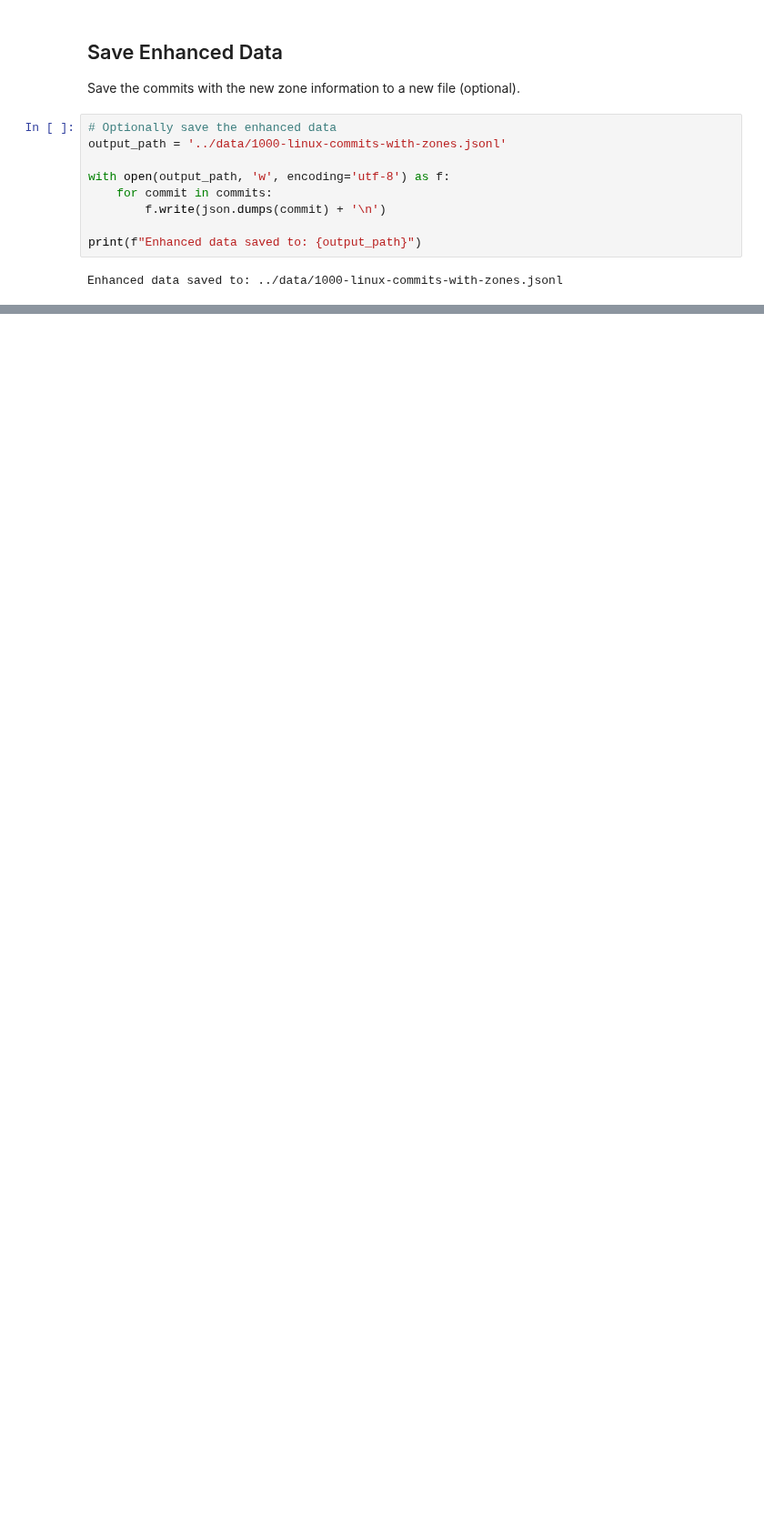
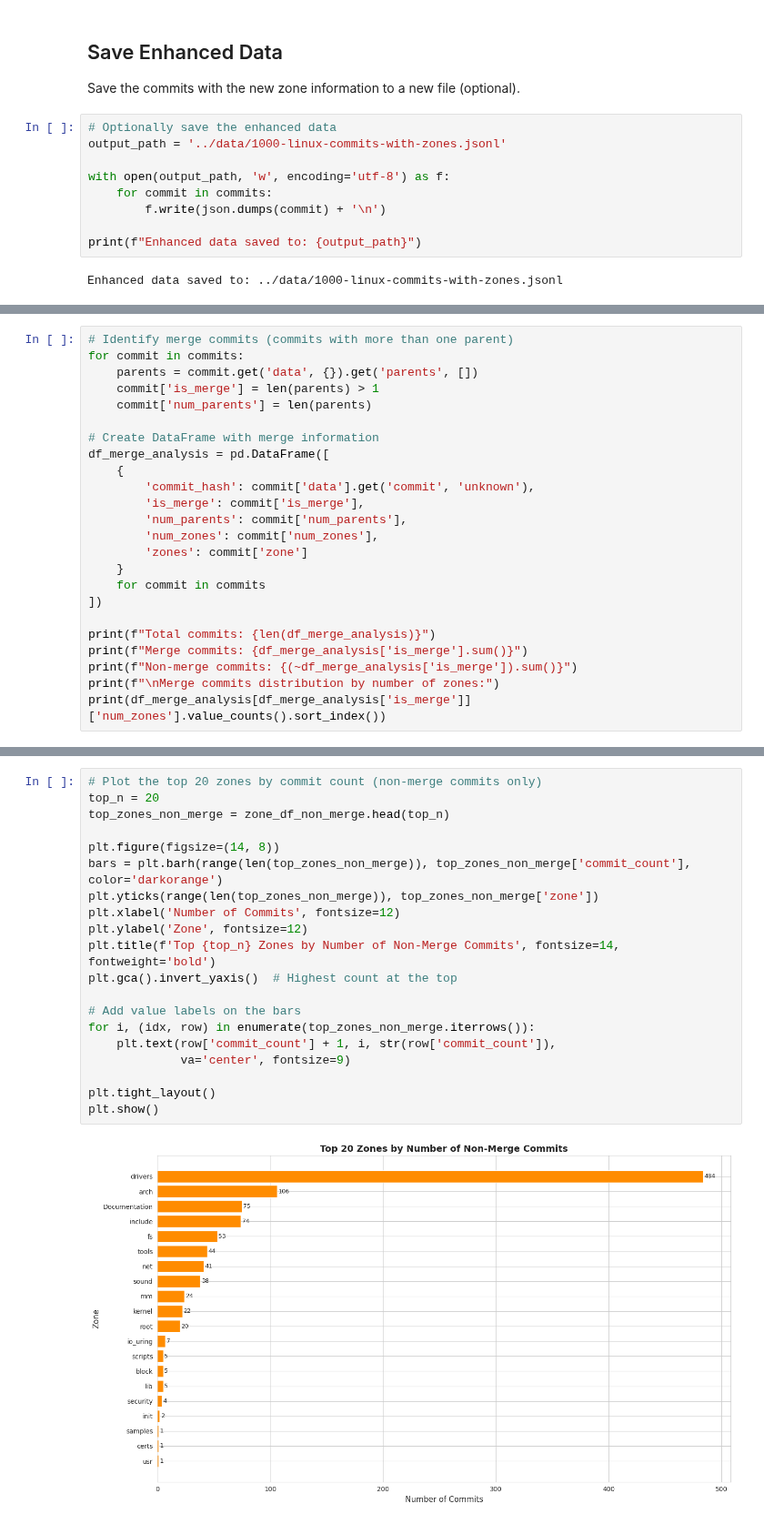
Before and after one commit to Maes95/llm-commit-classification, a Jupyter notebook: zone_analysis/zone_analysis.ipynb, the cells around one changed output, grey strips where cells are left out. Shown at 91% size. Drawn from its saved outputs; the diff is of its cells as text; blank space fills up the shorter version.

Commit message:
Add analysis of merge commits

```diff
--- a/zone_analysis/zone_analysis.ipynb
+++ b/zone_analysis/zone_analysis.ipynb
@@ -259,0 +264,24 @@ Enhanced data saved to: ../data/1000-linux-commits-with-zones.jsonl
+# %%
+# Identify merge commits (commits with more than one parent)
+for commit in commits:
+    parents = commit.get('data', {}).get('parents', [])
+    commit['is_merge'] = len(parents) > 1
+    commit['num_parents'] = len(parents)
+
+# Create DataFrame with merge information
+df_merge_analysis = pd.DataFrame([
+    {
+        'commit_hash': commit['data'].get('commit', 'unknown'),
+        'is_merge': commit['is_merge'],
+        'num_parents': commit['num_parents'],
+        'num_zones': commit['num_zones'],
+        'zones': commit['zone']
+    }
+    for commit in commits
+])
+
+print(f"Total commits: {len(df_merge_analysis)}")
+print(f"Merge commits: {df_merge_analysis['is_merge'].sum()}")
+print(f"Non-merge commits: {(~df_merge_analysis['is_merge']).sum()}")
+print(f"\nMerge commits distribution by number of zones:")
+print(df_merge_analysis[df_merge_analysis['is_merge']]['num_zones'].value_counts().sort_index())
@@ -259,0 +357,22 @@ Enhanced data saved to: ../data/1000-linux-commits-with-zones.jsonl
+# %%
+# Plot the top 20 zones by commit count (non-merge commits only)
+top_n = 20
+top_zones_non_merge = zone_df_non_merge.head(top_n)
+
+plt.figure(figsize=(14, 8))
+bars = plt.barh(range(len(top_zones_non_merge)), top_zones_non_merge['commit_count'], color='darkorange')
+plt.yticks(range(len(top_zones_non_merge)), top_zones_non_merge['zone'])
+plt.xlabel('Number of Commits', fontsize=12)
+plt.ylabel('Zone', fontsize=12)
+plt.title(f'Top {top_n} Zones by Number of Non-Merge Commits', fontsize=14, fontweight='bold')
+plt.gca().invert_yaxis()  # Highest count at the top
+
+# Add value labels on the bars
+for i, (idx, row) in enumerate(top_zones_non_merge.iterrows()):
+    plt.text(row['commit_count'] + 1, i, str(row['commit_count']),
+             va='center', fontsize=9)
+
+plt.tight_layout()
+plt.show()
+# %% [output]
+[figure, added]
```
Also changed, not shown: parts of 8 cells of this notebook.
